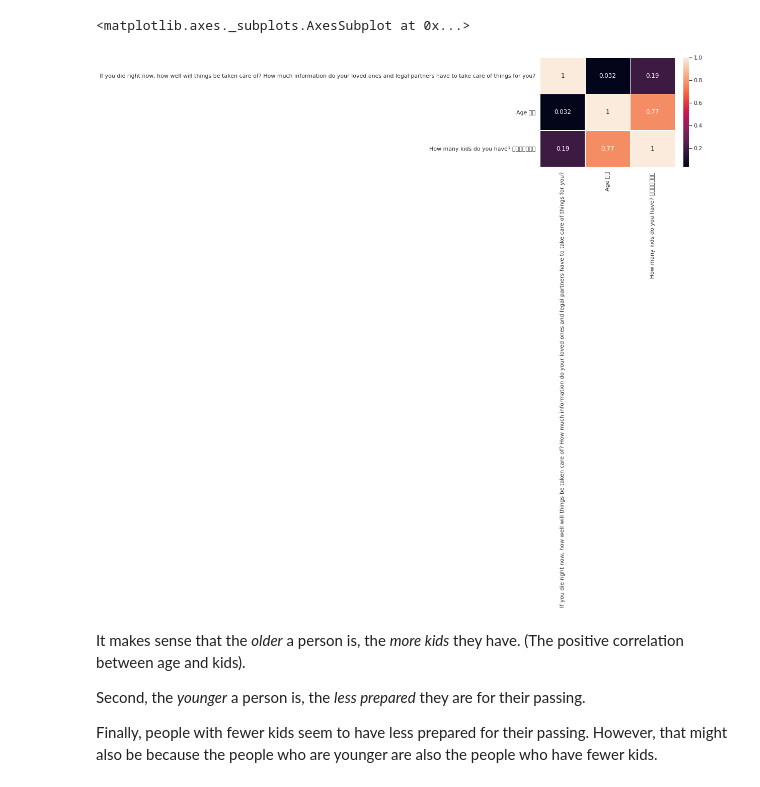
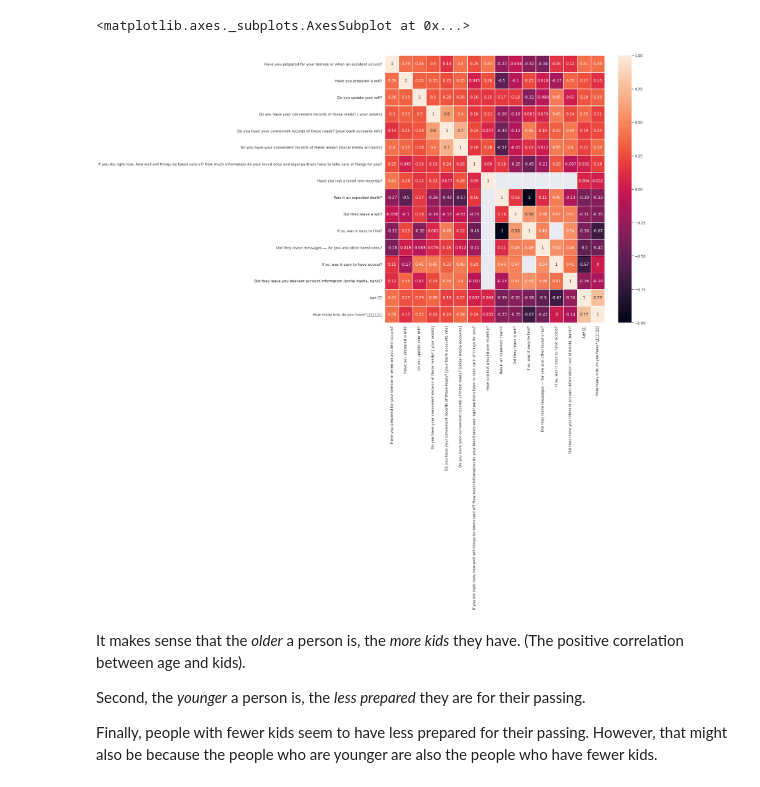
Before and after one commit to Inventrohyder/death-app, a Jupyter notebook: Analysis.ipynb, the cells around one changed output. Cells and saved outputs as stored; diff of their text form; code cells hidden in the pictures.

```diff
--- a/Analysis.ipynb
+++ b/Analysis.ipynb
@@ -35,3 +35,25 @@ df.head()
 | 2 | 11/30/2020 13:12:26 | I agree 我同意 | No | No | No | ... |
 | 3 | 11/30/2020 13:35:34 | I agree 我同意 | No | No | No | ... |
 | 4 | 11/30/2020 14:09:58 | I agree 我同意 | No | No | No | ... |
+# %%
+yes_no_columns = [
+                  'Have you prepared for your demise or when an accident occurs?',
+                  'Have you prepared a will?',
+                  'Do you update your will?',
+                  'Do you have your convenient records of these ready? [ your assets]',
+                  'Do you have your convenient records of these ready? [your bank accounts info]',
+                  'Do you have your convenient records of these ready? [social media accounts]',
+                  'Have you lost a loved one recently?',
+                  'Was it an expected death?',
+                  'Did they leave a will?',
+                  'If so, was it easy to find?',
+                  'Did they leave messages — for you and other loved ones?',
+                  'If so, was it easy to have access?',
+                  'Did they leave you relevant account information (social media, bank)?'
+]
+
+for column in yes_no_columns:
+  df[column] = df[column].apply(lambda x: x.lower() if type(x) is str else x)
+  df[column] = df[column].map({'yes':1,'no':0, 'some': 2, 'somewhat': 2, 'not sure': 3})
+
+df.head()
@@ -38,14 +67,14 @@ df.head()
 # %%
 # Create correlation matrix
 import matplotlib.pyplot as plt
 import seaborn as sns
-sns.set_theme()
 
 # Draw a heatmap with the numeric values in each cell
-sns.heatmap(df.corr(), annot=True,linewidths=.5)
+f, ax = plt.subplots(figsize=(15, 15))
+sns.heatmap(df.corr(), annot=True, linewidths=.5, ax=ax)
 # %% [output]
 <matplotlib.axes._subplots.AxesSubplot at 0x...>
-[figure, old version]
+[figure, new version]
 # %% [markdown]
 It makes sense that the *older* a person is, the *more kids* they have. (The positive correlation between age and kids).
 
```
Also changed, not shown: parts of 2 cells of this notebook.
